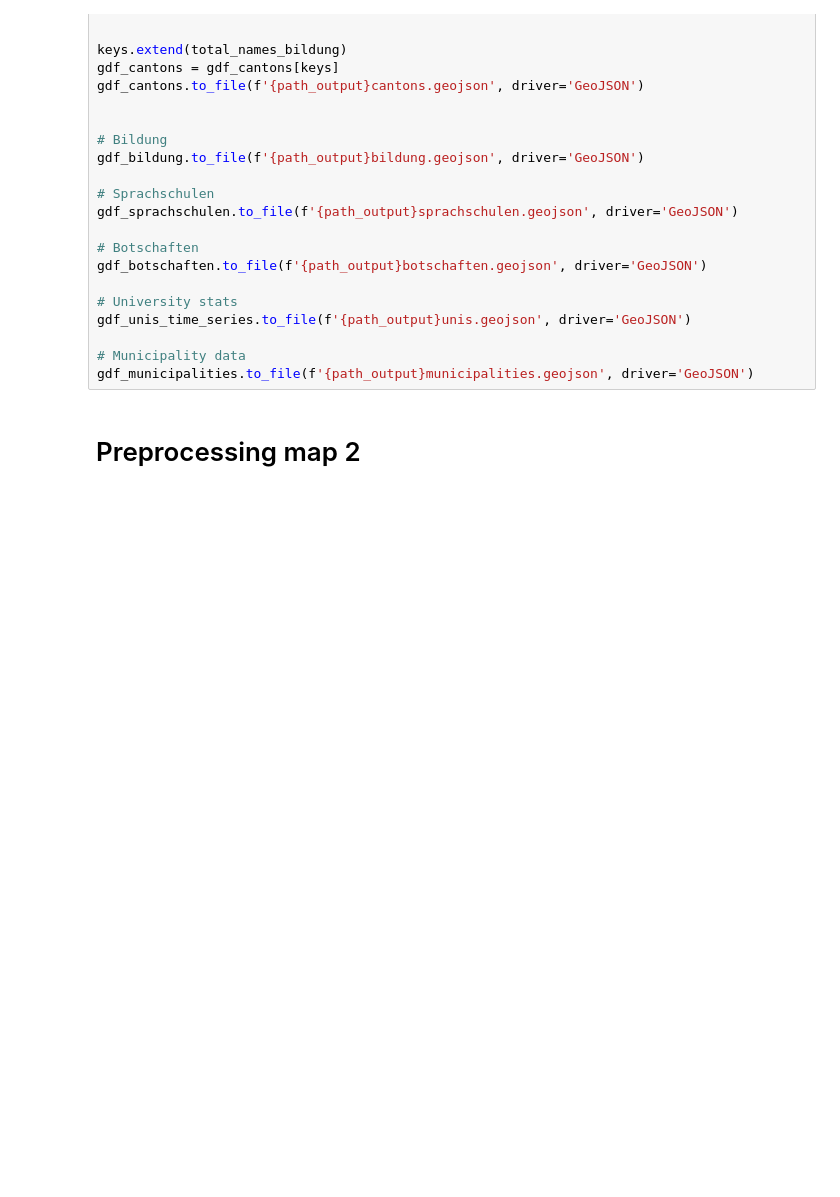
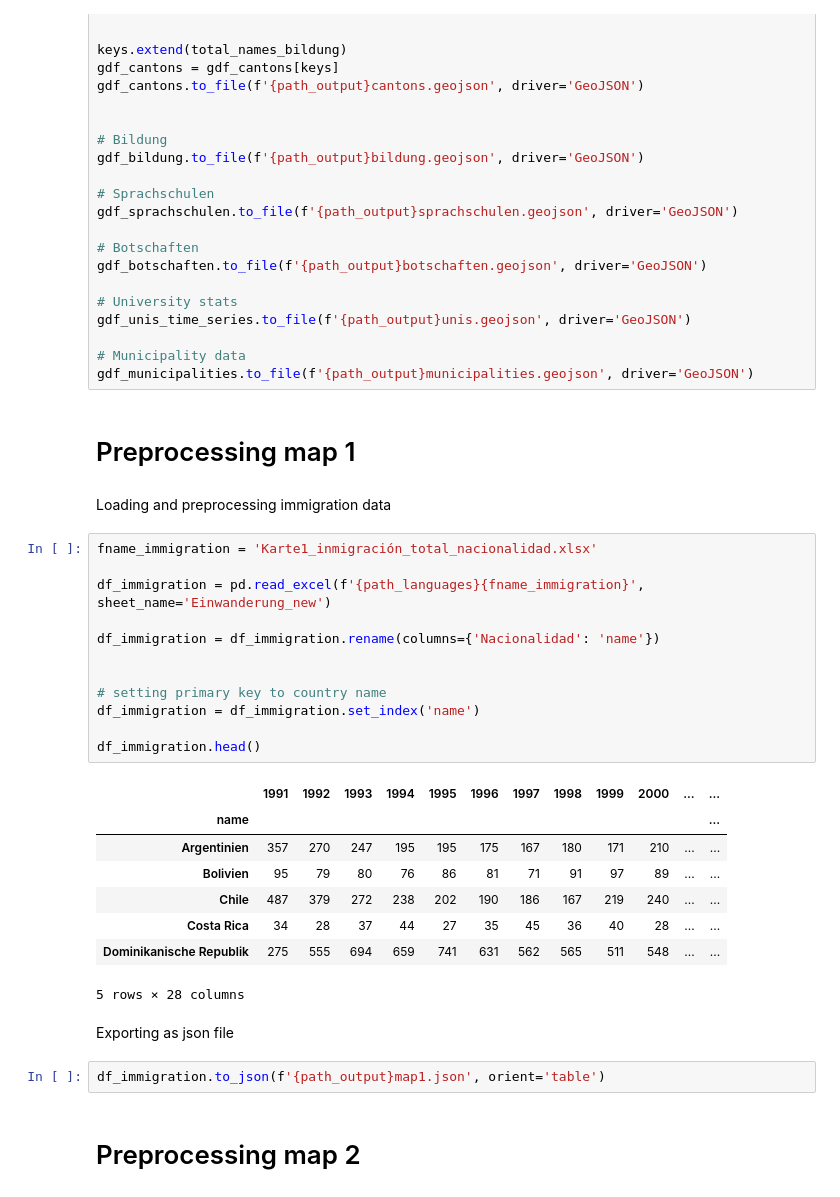
Before and after one commit to SebastianHafner/mapaespanolsuiza, a Jupyter notebook: preprocessing/data_preprocessing.ipynb, the cells around one changed output. Saved outputs shown, nothing was run; the diff lists cells and outputs as text; blank space fills up the shorter version.

Commit message:
added preprocessing for map 1

```diff
--- a/preprocessing/data_preprocessing.ipynb
+++ b/preprocessing/data_preprocessing.ipynb
@@ -352,6 +352,35 @@ gdf_unis_time_series.to_file(f'{path_output}unis.geojson', driver='GeoJSON')
 
 # Municipality data
 gdf_municipalities.to_file(f'{path_output}municipalities.geojson', driver='GeoJSON')
+# %% [markdown]
+# Preprocessing map 1
+# %% [markdown]
+Loading and preprocessing immigration data
+# %%
+fname_immigration = 'Karte1_inmigración_total_nacionalidad.xlsx'
+
+df_immigration = pd.read_excel(f'{path_languages}{fname_immigration}', sheet_name='Einwanderung_new')
+
+df_immigration = df_immigration.rename(columns={'Nacionalidad': 'name'})
+
+
+# setting primary key to country name
+df_immigration = df_immigration.set_index('name')
+
+df_immigration.head()
+# %% [output]
+|  | 1991 | 1992 | 1993 | 1994 | 1995 | 1996 | 1997 | 1998 | 1999 | 2000 | ... | ... |
+| name |  |  |  |  |  |  |  |  |  |  |  | ... |
+| Argentinien | 357 | 270 | 247 | 195 | 195 | 175 | 167 | 180 | 171 | 210 | ... | ... |
+| Bolivien | 95 | 79 | 80 | 76 | 86 | 81 | 71 | 91 | 97 | 89 | ... | ... |
+| Chile | 487 | 379 | 272 | 238 | 202 | 190 | 186 | 167 | 219 | 240 | ... | ... |
+| Costa Rica | 34 | 28 | 37 | 44 | 27 | 35 | 45 | 36 | 40 | 28 | ... | ... |
+| Dominikanische Republik | 275 | 555 | 694 | 659 | 741 | 631 | 562 | 565 | 511 | 548 | ... | ... |
+5 rows × 28 columns
+# %% [markdown]
+Exporting as json file
+# %%
+df_immigration.to_json(f'{path_output}map1.json', orient='table')
 # %% [markdown]
 # Preprocessing map 2
 # %% [markdown]
```
Also changed, not shown: 3 other files.
